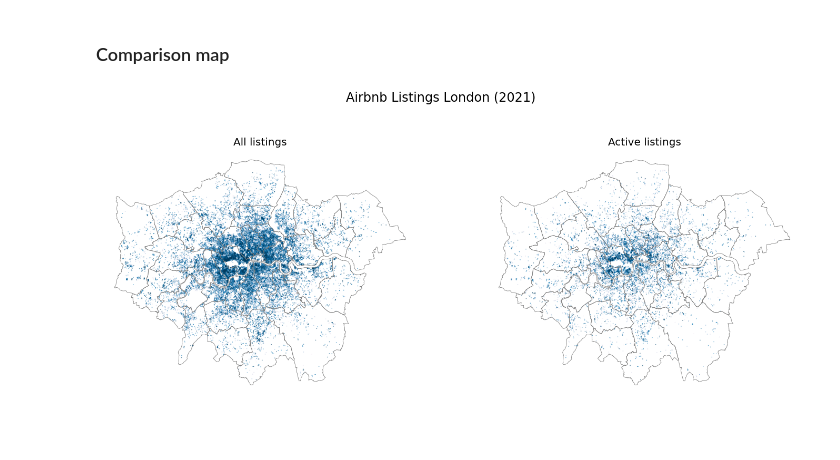
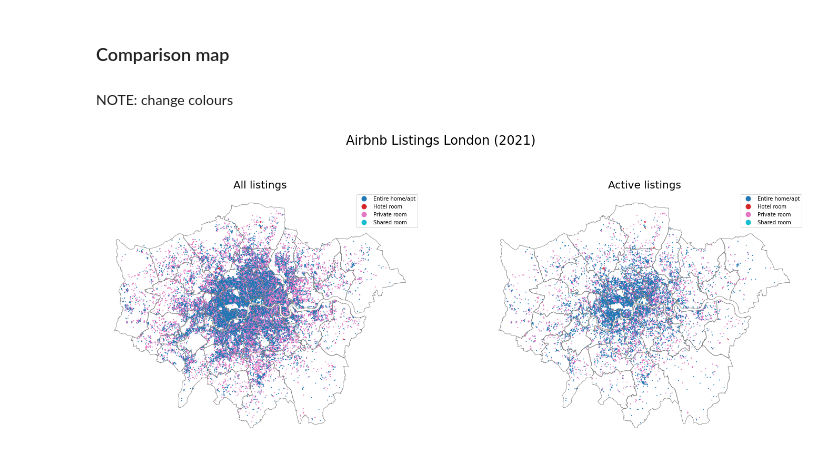
Before and after one commit to DaphneBdn/fsds_assessment3, a Jupyter notebook: Assessment-3-Analysis.ipynb, the cells around one changed output. Saved outputs shown, nothing was run; the diff lists cells and outputs as text; code cells hidden in the pictures; blank space fills up the shorter version.

```diff
--- a/Assessment-3-Analysis.ipynb
+++ b/Assessment-3-Analysis.ipynb
@@ -110,3 +112,8 @@ As the xlwt package is no longer maintained, the xlwt engine will be removed in
     version. Use `use_inf_as_na` instead.
 
   warnings.warn(d.msg, FutureWarning)
+# %%
+# use pandas function replace to replace $ and comma eg $1,000
+
+df["price"]=df.price.str.replace('$','').str.replace(',','').astype('float')
+df.head()
@@ -271,36 +296,38 @@ print(f"active_gdf contains {active_gdf.shape[0]} rows.")
 active_gdf contains 13577 rows.
 # %% [markdown]
 ### Comparison map
+# %% [markdown]
+NOTE: change colours
 # %%
 #create a base axis for the plot
 fig, axes = plt.subplots(1,2, figsize = (24,16))
 
 plt1 = 'All listings'
 plt2 = 'Active listings'
 
 #plot the London outline
 boros.boundary.plot(ax=axes[0], edgecolor = "grey", linewidth=0.8)
 #plot the airbnb listings
-gdf.plot(ax = axes[0], cmap='PuBu', markersize = 0.6, alpha = 0.5)
+gdf.plot(ax = axes[0], column="room_type" , cmap='tab10', markersize = 0.8, legend=True)
 
 #plot the London outline
 boros.boundary.plot(ax=axes[1], edgecolor = "grey", linewidth=0.8)
 #plot the active airbnb listings
-active_gdf.plot(ax = axes[1], cmap='PuBu', markersize = 0.6, alpha = 0.5)
+active_gdf.plot(ax = axes[1], column="room_type", cmap='tab10', markersize = 0.8, legend=True)
 
 
 #set the axis off
 for ax in axes:
     ax.axis('off')
 
 #add title
 
 fig.suptitle('Airbnb Listings London (2021)', y=0.8,ha='center', size=24)
 axes[0].set_title(plt1.capitalize(), size=20)
 axes[1].set_title(plt2.capitalize(), size=20)
 
 #plt.show()
 
 plt.savefig("Active_Airbnb_map_comparison_dots.png", bbox_inches = 'tight')
 # %% [output]
-[figure, old version]
+[figure, new version]
```
Also changed, not shown: parts of 47 cells of this notebook.
